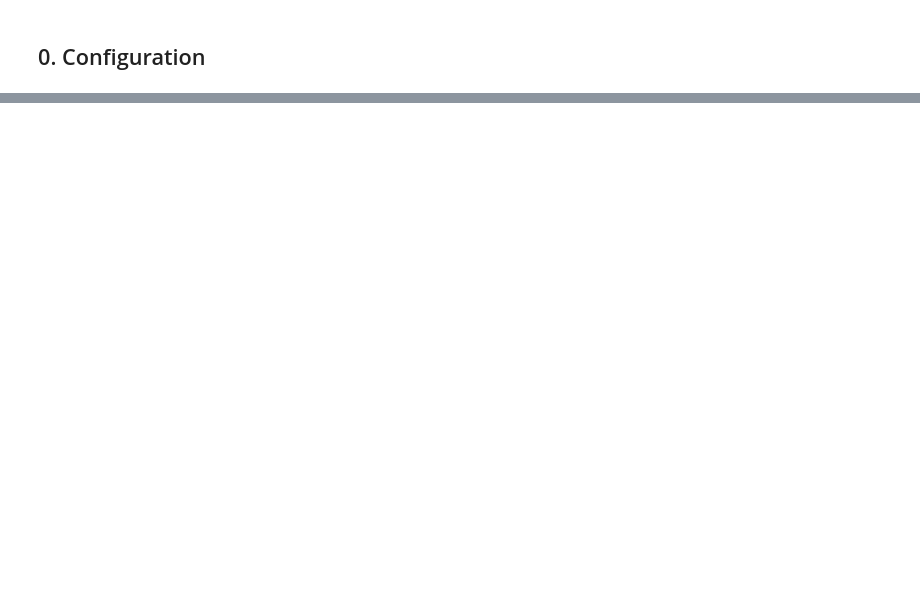
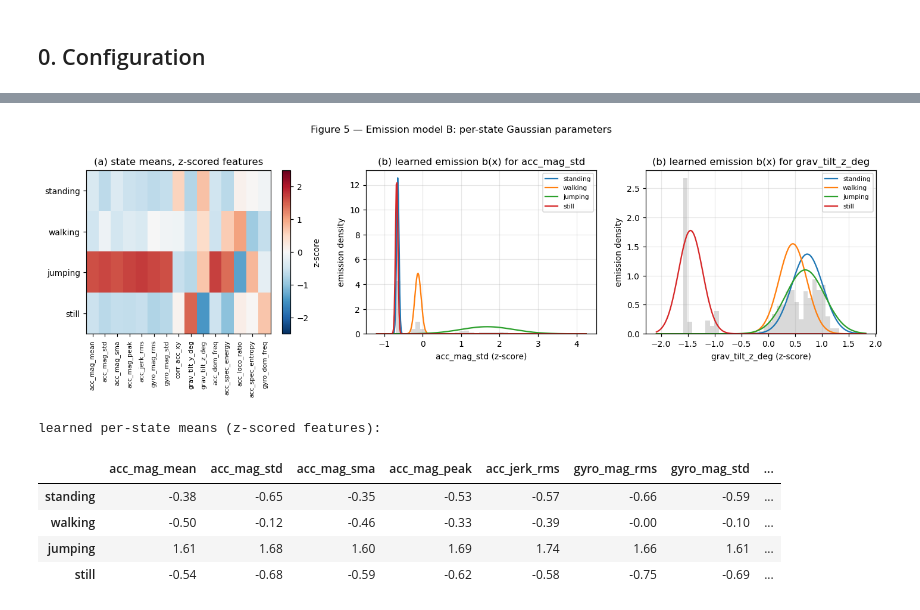
Before and after one commit to Elvin100s/hmm-activity-recognition, a Jupyter notebook: notebooks/HMM_Activity_Recognition.ipynb, the cells around one changed output, grey strips where cells are left out. Saved outputs shown, nothing was run; the diff lists cells and outputs as text; code cells hidden in the pictures; blank space fills up the shorter version.

```diff
--- a/notebooks/HMM_Activity_Recognition.ipynb
+++ b/notebooks/HMM_Activity_Recognition.ipynb
@@ -141,0 +424,20 @@ def per_state_metrics(cm, names):
+# %%
+model.fit_supervised(train_seqs, train_labs)
+print("π after supervised init:", np.round(model.startprob_, 3))
+display(pd.DataFrame(model.transmat_.round(3), index=[f"from {s}" for s in STATES], columns=STATES))
+
+model.fit(train_seqs, tol=BW_TOL, max_iter=BW_MAX_ITER, verbose=False)
+print(f"Baum–Welch: converged = {model.converged_} | iterations = {model.n_iter_} "
+      f"| final mean log-likelihood per sequence = {model.history_[-1] / len(train_seqs):.2f}")
+print(f"total log-likelihood: {model.history_[0]:.2f} at the supervised start -> {model.history_[-1]:.2f} "
+      f"after EM ({model.history_[-1] - model.history_[0]:+.2f}); EM stops quickly because the labelled "
+      f"start is already close to a likelihood maximum")
+
+fig, ax = plt.subplots(figsize=(6.2, 3.6))
+ax.plot(range(1, len(model.history_) + 1), model.history_, marker="o", ms=3.5)
+ax.set_xlabel("Baum–Welch iteration")
+ax.set_ylabel("total log-likelihood  log P(X)")
+ax.set_title(f"Figure 3 — EM convergence (tol = {BW_TOL:g}, stopped after {model.n_iter_} iterations)")
+plt.tight_layout()
+plt.savefig(FIG / "bw_convergence.png", bbox_inches="tight")
+plt.show()
@@ -141,0 +508,36 @@ def per_state_metrics(cm, names):
+# %%
+fig, axes = plt.subplots(1, 3, figsize=(13, 4.2))
+
+im = axes[0].imshow(model.means_, cmap="RdBu_r", aspect="auto", vmin=-2.5, vmax=2.5)
+axes[0].set_xticks(range(len(FEATURE_NAMES)), FEATURE_NAMES, rotation=90, fontsize=7)
+axes[0].set_yticks(range(len(STATES)), STATES)
+axes[0].set_title("(a) state means, z-scored features")
+fig.colorbar(im, ax=axes[0], label="z-score")
+axes[0].grid(False)
+
+for ax, name in zip(axes[1:], ["acc_mag_std", "grav_tilt_z_deg"]):
+    j = FEATURE_NAMES.index(name)
+    grid = np.linspace(Z[:, j].min() - 0.5, Z[:, j].max() + 0.5, 300)
+    for k, s in enumerate(STATES):
+        mu, var = model.means_[k, j], model.covars_[k, j]
+        ax.plot(grid, np.exp(-0.5 * (grid - mu) ** 2 / var) / np.sqrt(2 * np.pi * var), label=s)
+    ax.hist(Z[:, j], bins=35, density=True, color="0.85", zorder=0)
+    ax.set_xlabel(f"{name} (z-score)")
+    ax.set_ylabel("emission density")
+    ax.set_title(f"(b) learned emission b(x) for {name}")
+    ax.legend(fontsize=7)
+fig.suptitle("Figure 5 — Emission model B: per-state Gaussian parameters", y=1.02)
+plt.tight_layout()
+plt.savefig(FIG / "emissions.png", bbox_inches="tight")
+plt.show()
+
+print("learned per-state means (z-scored features):")
+display(pd.DataFrame(model.means_.round(2), index=STATES, columns=FEATURE_NAMES))
+# %% [output]
+[figure, added]
+learned per-state means (z-scored features):
+|  | acc_mag_mean | acc_mag_std | acc_mag_sma | acc_mag_peak | acc_jerk_rms | gyro_mag_rms | gyro_mag_std | ... |
+| standing | -0.38 | -0.65 | -0.35 | -0.53 | -0.57 | -0.66 | -0.59 | ... |
+| walking | -0.50 | -0.12 | -0.46 | -0.33 | -0.39 | -0.00 | -0.10 | ... |
+| jumping | 1.61 | 1.68 | 1.60 | 1.69 | 1.74 | 1.66 | 1.61 | ... |
+| still | -0.54 | -0.68 | -0.59 | -0.62 | -0.58 | -0.75 | -0.69 | ... |
```
Also changed, not shown: parts of 48 cells of this notebook.
